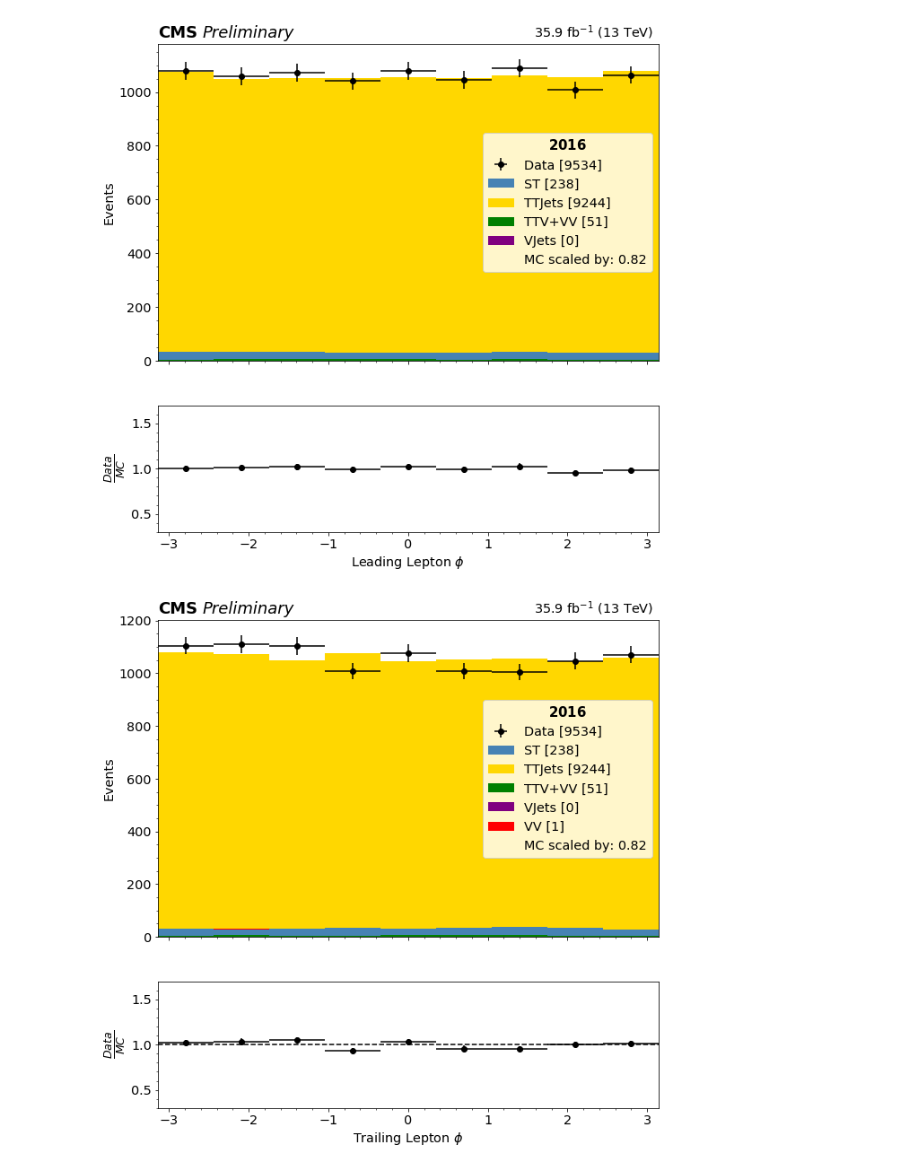
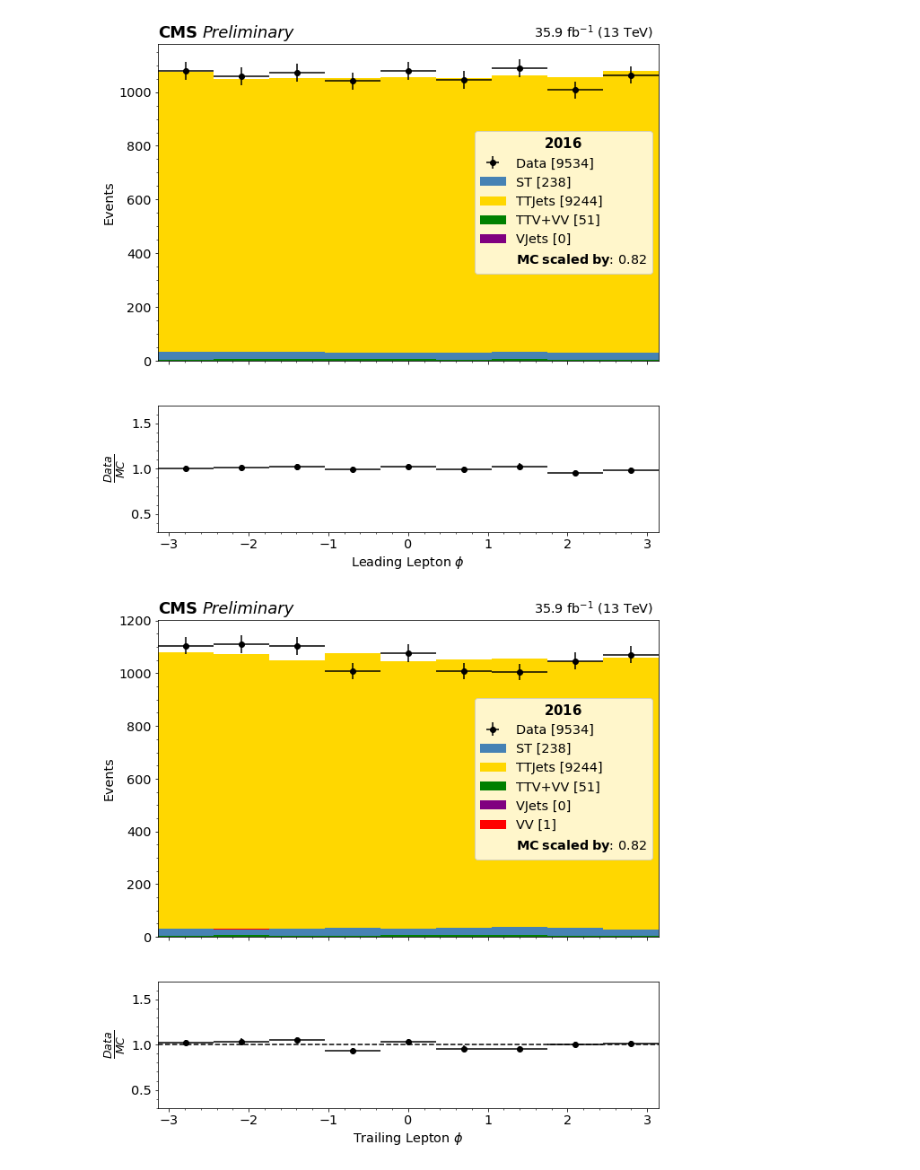
Before and after one commit to jkguiang/NanoTools, a Jupyter notebook: studies/ttbarCR/ControlPlots.ipynb, the cells around one changed output. Drawn from its saved outputs; the diff is of its cells as text; code cells hidden in the pictures.

```diff
--- a/studies/ttbarCR/ControlPlots.ipynb
+++ b/studies/ttbarCR/ControlPlots.ipynb
@@ -653,13 +653,13 @@ ax2.set_ylabel(r"$\frac{Data}{MC}$",fontsize=18)
 ax2.set_ylim(0.3,1.7)
 ax2.yaxis.set_minor_locator(AutoMinorLocator())
 plt.plot(one_x,one,'k--')
-ax1.plot([],[],' ',label="MC scaled by: {}".format(str(round(integral_w,2))))
+ax1.plot([],[],' ',label=r"$\bf{MC\hspace{0.25} scaled\hspace{0.25} by}$: %0.2f" % integral_w)
 handles, labels = ax1.get_legend_handles_labels()
 # sort both labels and handles by labels
 labels, handles = zip(*sorted(zip(labels, handles), key=lambda t: t[0]))
 labels, handles = list(labels), list(handles)
-labels.append(labels.pop(1))
-handles.append(handles.pop(1))
+labels.append(labels.pop(0))
+handles.append(handles.pop(0))
 labels = tuple(labels)
 handles = tuple(handles)
 ax1.legend(handles, labels, title=r'$\bf{}$'.format(str(year_)),title_fontsize=15)
@@ -669,7 +669,7 @@ ax1.text(0.99, 1.01,"%0.1f fb${}^\mathregular{-1}$ (13 TeV)" % (mc_c_TTJets.int_
 ax1.xaxis.set_minor_locator(AutoMinorLocator())
 ax2.xaxis.set_minor_locator(AutoMinorLocator())
 # %% [output]
-[figure, old version]
+[figure, new version]
 # %%
 bins = np.linspace(-np.pi,np.pi,10)
 mc_p_TTJets = Hist1D(mc_c_TTJets.trailing_lep_phi,weights=comb_w_TTJets,bins=bins,label='TTJets ['+str(round(sum(comb_w_TTJets)))+']',color='gold')
@@ -679,34 +679,34 @@ mc_p_TTV = Hist1D(mc_c_TTV.trailing_lep_phi,weights=comb_w_TTV,bins=bins,label='
 mc_p_VJets = Hist1D(mc_c_VJets.trailing_lep_phi,weights=comb_w_VJets,bins=bins,label='VJets ['+str(round(sum(comb_w_VJets)))+']',color='purple')
 data_p = Hist1D(data_c.trailing_lep_phi,bins=bins,label='Data ['+str(len(data_c))+']',color='black')
 mc_p_TV = mc_p_TTV + mc_p_VV
 one = np.ones(50)
 one_x = np.linspace(-np.pi,np.pi)
 #Plot
 fig,(ax1,ax2) = plt.subplots(2,sharex=True,figsize=(10,10),gridspec_kw=dict(height_ratios=[5, 2]))
 plot_stack([mc_p_VJets, mc_p_TTV, mc_p_ST, mc_p_VV, mc_p_TTJets], ax=ax1, histtype='bar')
 ax1.set_ylabel("Events")
 ax2.set_xlabel(r"Trailing Lepton $\phi$")
 ax1.yaxis.set_minor_locator(AutoMinorLocator())
 data_p.plot(ax=ax1,show_errors=True)
 (data_p/(mc_p_TTJets+mc_p_ST+mc_p_TV+mc_p_VJets)).plot(ax=ax2,show_errors=True,label='')
 ax2.set_ylabel(r"$\frac{Data}{MC}$",fontsize=18)
 ax2.set_ylim(0.3,1.7)
 ax2.yaxis.set_minor_locator(AutoMinorLocator())
 plt.plot(one_x,one,'k--')
-ax1.plot([],[],' ',label="MC scaled by: {}".format(str(round(integral_w,2))))
+ax1.plot([],[],' ',label=r"$\bf{MC\hspace{0.25} scaled\hspace{0.25} by}$: %0.2f" % integral_w)
 handles, labels = ax1.get_legend_handles_labels()
 # sort both labels and handles by labels
 labels, handles = zip(*sorted(zip(labels, handles), key=lambda t: t[0]))
 labels, handles = list(labels), list(handles)
-labels.append(labels.pop(1))
-handles.append(handles.pop(1))
+labels.append(labels.pop(0))
+handles.append(handles.pop(0))
 labels = tuple(labels)
 handles = tuple(handles)
 ax1.legend(handles, labels, title=r'$\bf{}$'.format(str(year_)),title_fontsize=15)
 ax1.text(0.0, 1.01,"CMS", horizontalalignment="left", verticalalignment="bottom", transform=ax1.transAxes, weight="bold", size=18)
 ax1.text(0.09, 1.01, "Preliminary", horizontalalignment="left", verticalalignment="bottom", transform=ax1.transAxes, style="italic", size=18)
 ax1.text(0.99, 1.01,"%0.1f fb${}^\mathregular{-1}$ (13 TeV)" % (mc_c_TTJets.int_lumi.iloc[0] / 1000), horizontalalignment='right', verticalalignment='bottom', transform = ax1.transAxes, size="x-large")
 ax1.xaxis.set_minor_locator(AutoMinorLocator())
 ax2.xaxis.set_minor_locator(AutoMinorLocator())
 # %% [output]
-[figure, old version]
+[figure, new version]
```
Also changed, not shown: parts of 8 cells of this notebook.
